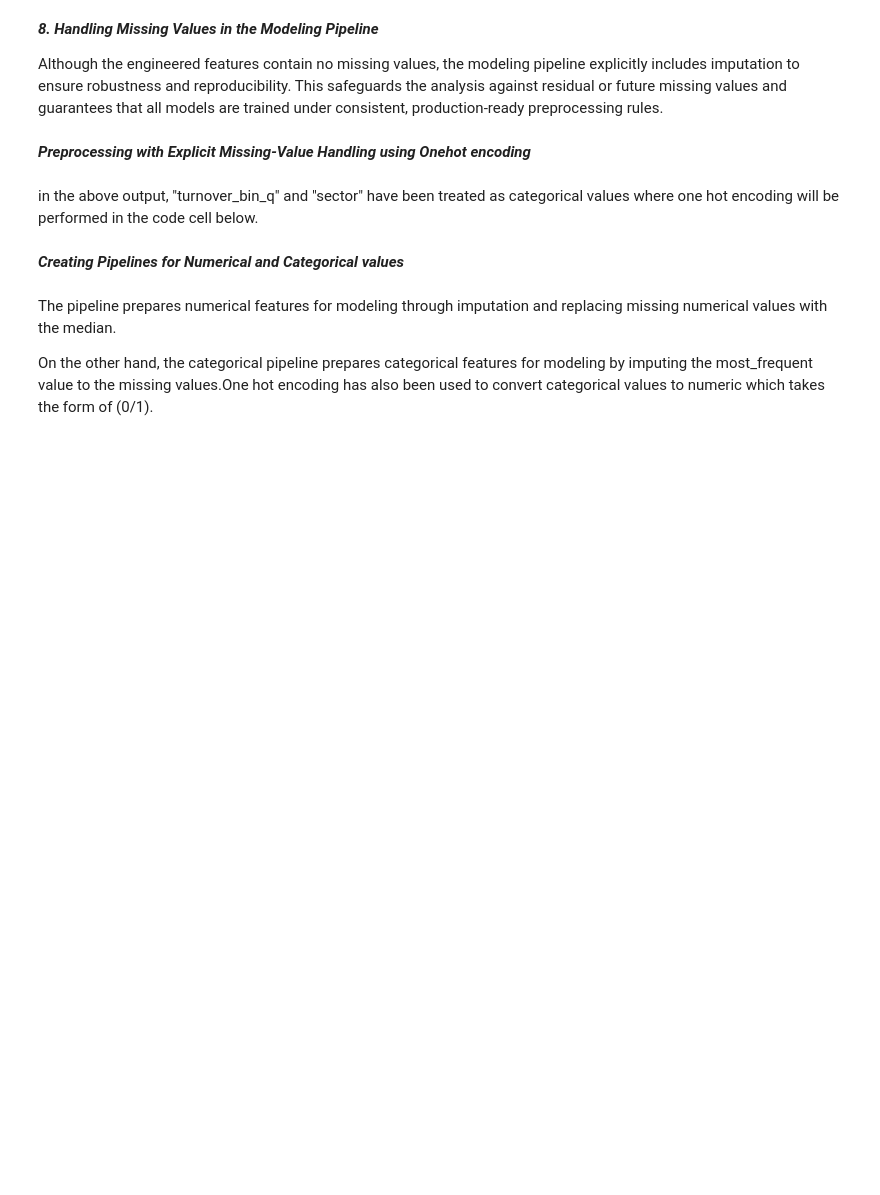
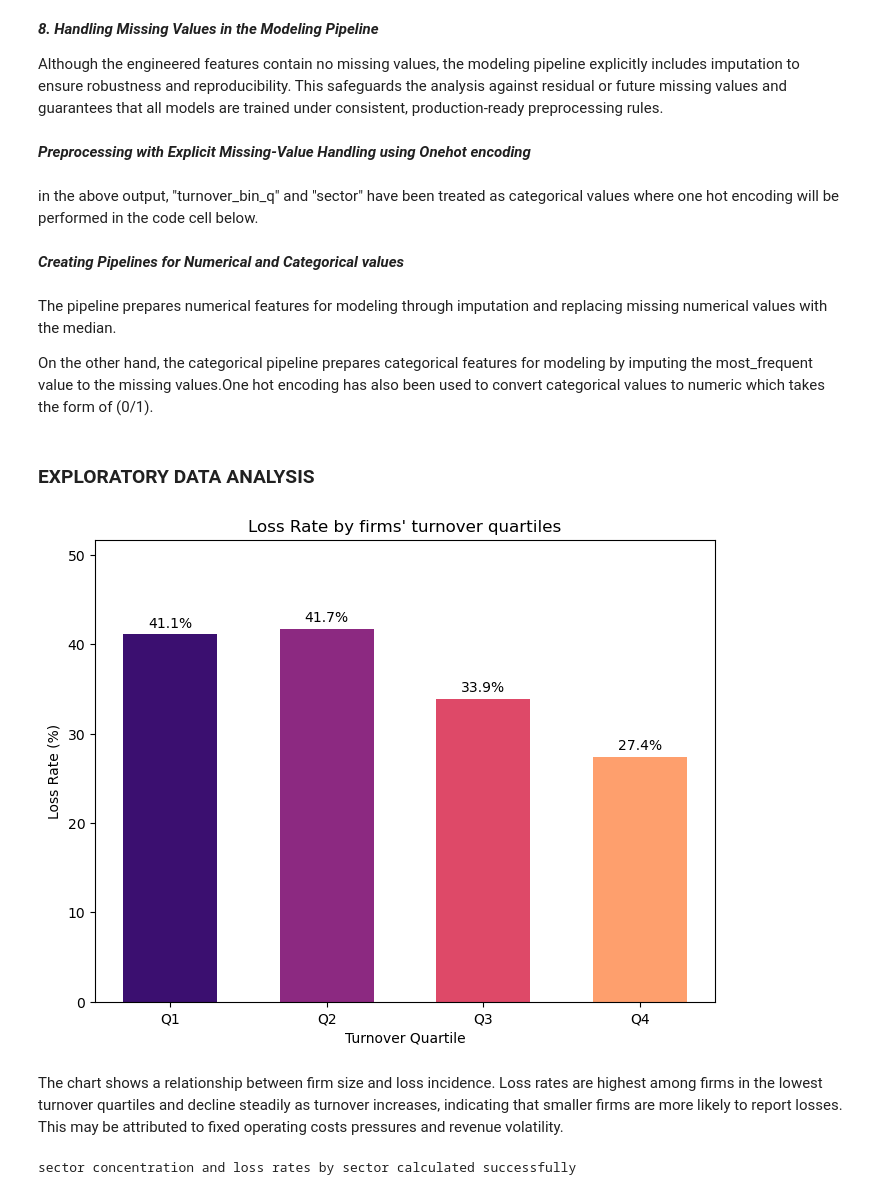
Before and after one commit to Ndunguuu01/Tax-Compliance-Prediction-Radar, a Jupyter notebook: CIT_Loss_Prediction-NoteBook.ipynb, the cells around one changed output. Saved outputs shown, nothing was run; the diff lists cells and outputs as text; code cells hidden in the pictures; blank space fills up the shorter version.

```diff
--- a/CIT_Loss_Prediction-NoteBook.ipynb
+++ b/CIT_Loss_Prediction-NoteBook.ipynb
@@ -626,3 +626,44 @@ numerical values with the median.
 
 On the other hand, the categorical pipeline prepares categorical features for modeling by imputing the
 most_frequent value to the missing values.One hot encoding has also been used to convert categorical values to numeric which takes the form of (0/1).
+# %% [markdown]
+### EXPLORATORY  DATA ANALYSIS
+# %%
+# Loss rate by turnover quartile
+loss_by_quartile = ( final_clean.groupby("turnover_bin_q")["is_loss"].mean().mul(100).round(1).to_frame("loss_rate"))
+
+plt.figure(figsize=(8,6))
+colors = sns.color_palette("magma", len(loss_by_quartile))
+bars = plt.bar(loss_by_quartile.index, loss_by_quartile["loss_rate"], color=colors, width=0.6)
+
+# Add percentage labels
+for bar in bars:plt.text(bar.get_x() + bar.get_width()/2,bar.get_height() + 0.5,f"{bar.get_height():.1f}%", ha='center',va='bottom')
+
+plt.title("Loss Rate by firms' turnover quartiles")
+plt.xlabel("Turnover Quartile")
+plt.ylabel("Loss Rate (%)")
+plt.ylim(0, loss_by_quartile["loss_rate"].max() + 10)
+plt.show()
+# %% [output]
+[figure, added]
+# %% [markdown]
+The chart shows a relationship between firm size and loss incidence. Loss rates are highest among firms in the lowest turnover quartiles and decline steadily as turnover increases, indicating that smaller firms are more likely to report losses. This may be  attributed to fixed operating costs pressures and revenue volatility.
+# %%
+# Use lowercase  and shortern the  lengtg of sector name for better visualization
+def shorten_sector(s, max_len=35):
+    s = s.lower()
+    return s if len(s) <= max_len else s[:max_len].rsplit(" ", 1)[0] + "…"
+
+# Top 10 sectors by firm count
+top_10_count = final_clean['sector'].value_counts().nlargest(10).reset_index()
+top_10_count.columns = ['sector', 'firm_count']
+top_10_count['sector'] = top_10_count['sector'].apply(shorten_sector)
+
+# Top 10 sectors by loss rate
+sector_loss = ( final_clean.groupby('sector')['is_loss'].mean() .mul(100) .round(1).reset_index(name='loss_rate'))
+top_10_loss = sector_loss.sort_values('loss_rate', ascending=False).head(10)
+top_10_loss['sector'] = top_10_loss['sector'].apply(shorten_sector)
+
+print( "sector concentration and loss rates by sector calculated successfully")
+# %% [output]
+sector concentration and loss rates by sector calculated successfully
```
Also changed, not shown: parts of 8 cells of this notebook, 1 other file.
